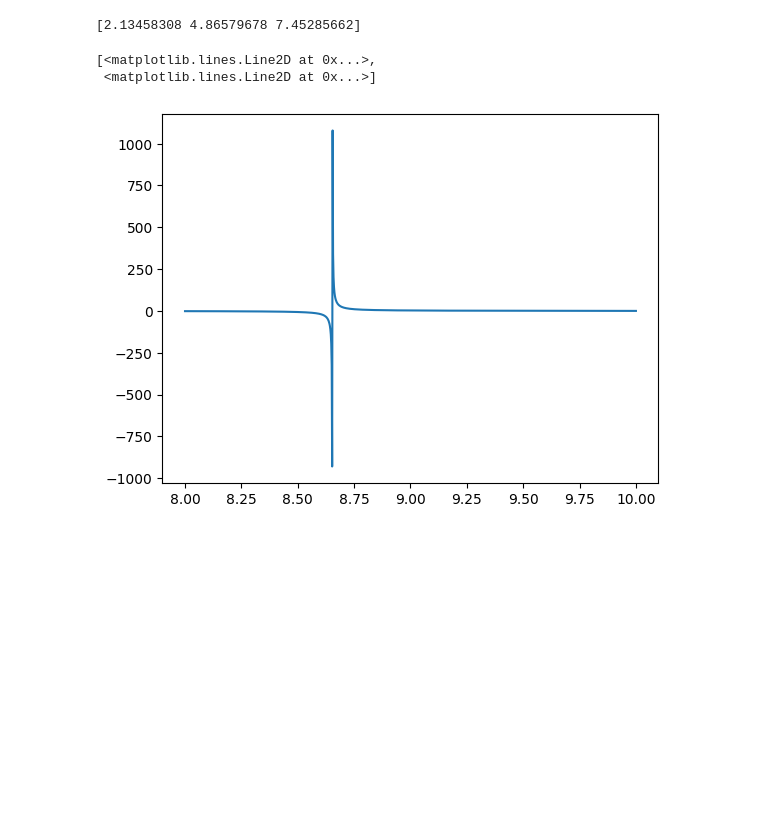
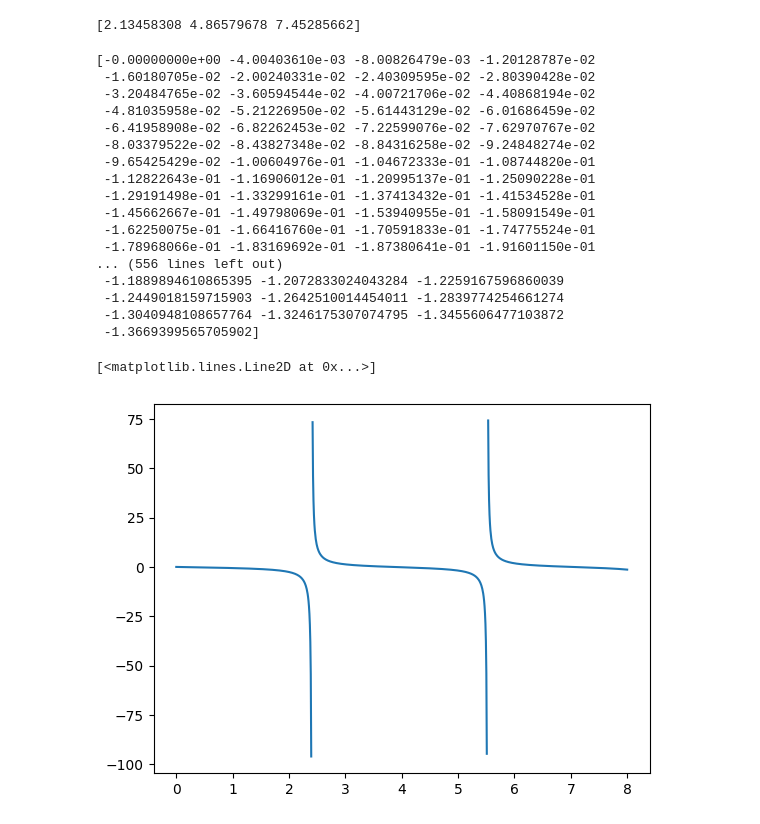
Before and after one commit to jkkow/fmdtool, a Jupyter notebook: draft/solving_eigenvalue_eq.ipynb, the cells around one changed output. Saved outputs shown, nothing was run; the diff lists cells and outputs as text; code cells hidden in the pictures; blank space fills up the shorter version.

```diff
--- a/draft/solving_eigenvalue_eq.ipynb
+++ b/draft/solving_eigenvalue_eq.ipynb
@@ -29,12 +29,31 @@ root = fsolve(eigen_eq_for_LP_lm(V,l), [2.1, 5.2, 7.0])
 print(root)
 # %% [output]
 [2.13458308 4.86579678 7.45285662]
-# %%
-u = linspace(10, V, 1000)
-lhs = eq_left_side(V, l)
-rhs = eq_right_side(V, l)
-plt.plot(u, lhs(u), rhs(u))
-# %% [output]
-[<matplotlib.lines.Line2D at 0x...>,
- <matplotlib.lines.Line2D at 0x...>]
-[figure, removed]
+# %%
+u = linspace(0, V, 1000)
+lhs = eq_left_side(V, l)(u)
+print(lhs)
+plot_limit = 100
+mlhs = where(abs(lhs) < plot_limit, lhs, None)
+print(mlhs)
+plt.plot(u, mlhs)
+# %% [output]
+[-0.00000000e+00 -4.00403610e-03 -8.00826479e-03 -1.20128787e-02
+ -1.60180705e-02 -2.00240331e-02 -2.40309595e-02 -2.80390428e-02
+ -3.20484765e-02 -3.60594544e-02 -4.00721706e-02 -4.40868194e-02
+ -4.81035958e-02 -5.21226950e-02 -5.61443129e-02 -6.01686459e-02
+ -6.41958908e-02 -6.82262453e-02 -7.22599076e-02 -7.62970767e-02
+ -8.03379522e-02 -8.43827348e-02 -8.84316258e-02 -9.24848274e-02
+ -9.65425429e-02 -1.00604976e-01 -1.04672333e-01 -1.08744820e-01
+ -1.12822643e-01 -1.16906012e-01 -1.20995137e-01 -1.25090228e-01
+ -1.29191498e-01 -1.33299161e-01 -1.37413432e-01 -1.41534528e-01
+ -1.45662667e-01 -1.49798069e-01 -1.53940955e-01 -1.58091549e-01
+ -1.62250075e-01 -1.66416760e-01 -1.70591833e-01 -1.74775524e-01
+ -1.78968066e-01 -1.83169692e-01 -1.87380641e-01 -1.91601150e-01
+... (556 lines left out)
+ -1.1889894610865395 -1.2072833024043284 -1.2259167596860039
+ -1.2449018159715903 -1.2642510014454011 -1.2839774254661274
+ -1.3040948108657764 -1.3246175307074795 -1.3455606477103872
+ -1.3669399565705902]
+[<matplotlib.lines.Line2D at 0x...>]
+[figure, added]
```
Also changed, not shown: parts of 2 cells of this notebook, 1 other file.
